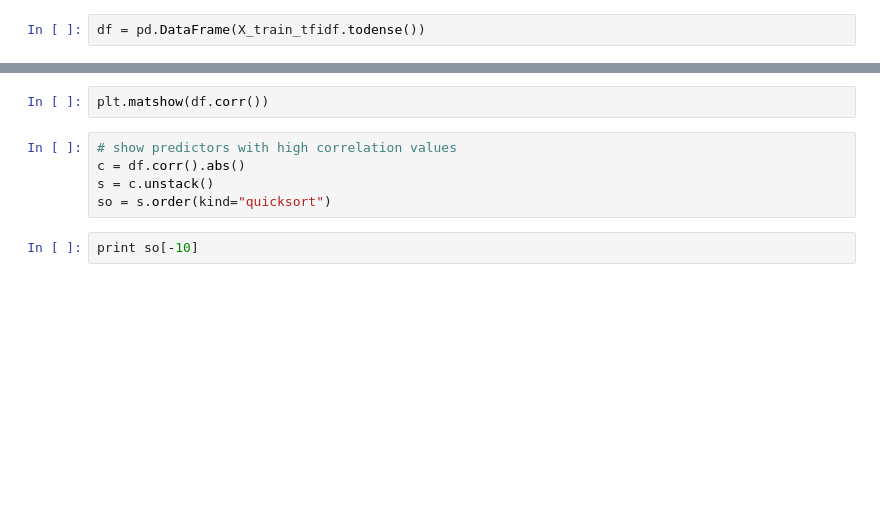
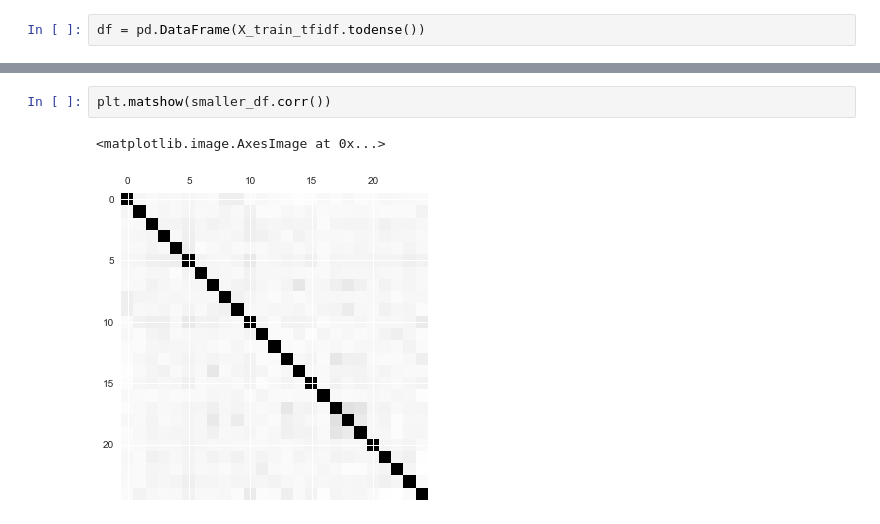
Before and after one commit to alexxuelin/cs182-final-project, a Jupyter notebook: methods.ipynb, the cells around one changed output, grey strips where cells are left out. Saved outputs shown, nothing was run; the diff lists cells and outputs as text; blank space fills up the shorter version.

```diff
--- a/methods.ipynb
+++ b/methods.ipynb
@@ -641,9 +642,5 @@ df
 # %%
-plt.matshow(df.corr())
+plt.matshow(smaller_df.corr())
+# %% [output]
+<matplotlib.image.AxesImage at 0x...>
+[figure, added]
-# %%
-# show predictors with high correlation values
-c = df.corr().abs()
-s = c.unstack()
-so = s.order(kind="quicksort")
-# %%
-print so[-10]
```
Also changed, not shown: parts of 23 cells of this notebook, 4 other files.
